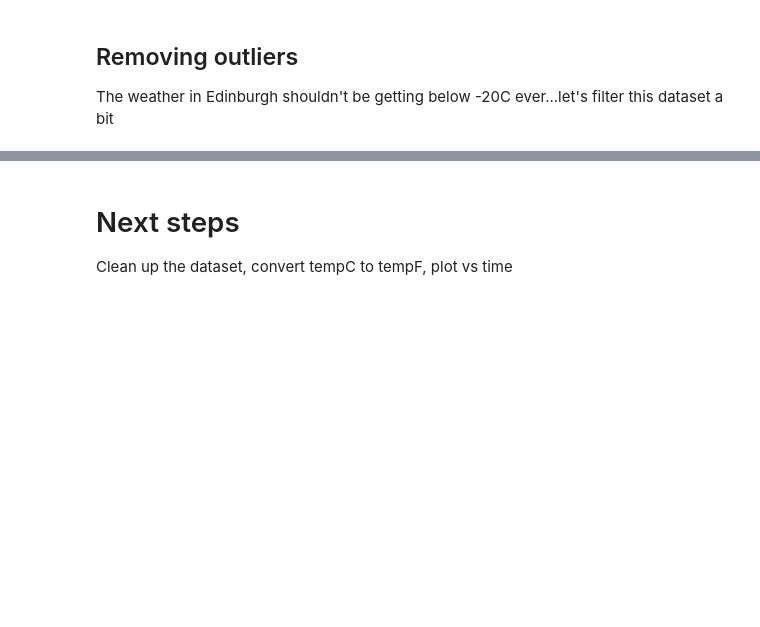
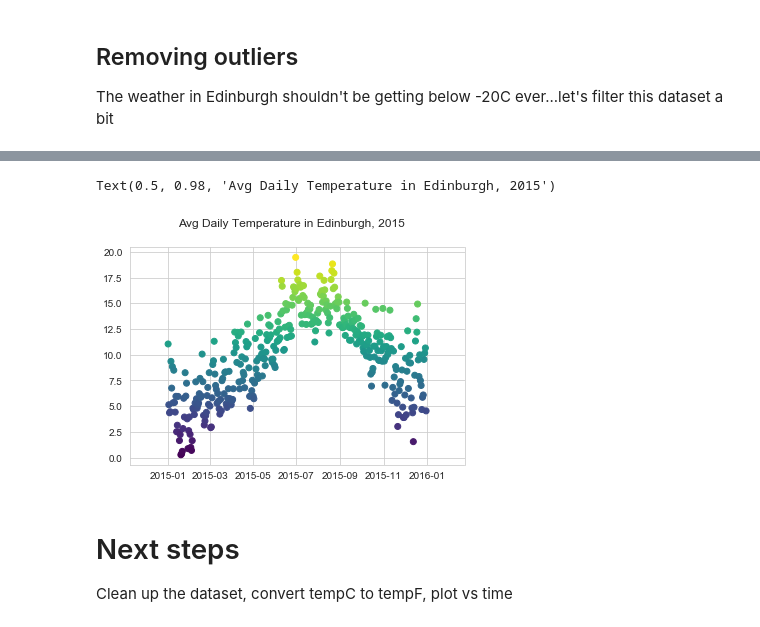
Before and after one commit to a-epstein/temp_converter, a Jupyter notebook: weather_analysis.ipynb, the cells around one changed output, grey strips where cells are left out. Saved outputs shown, nothing was run; the diff lists cells and outputs as text; code cells hidden in the pictures; blank space fills up the shorter version.

```diff
--- a/weather_analysis.ipynb
+++ b/weather_analysis.ipynb
@@ -72,0 +146,4 @@ The weather in Edinburgh shouldn't be getting below -20C ever...let's filter thi
+# %%
+# Exclude the 573 temperature measurements from my dataset
+edinburgh_minus_573 = edinburgh_raw.query('temp > -572').dropna(how='all')
+edinburgh_minus_573.describe()
@@ -72,0 +160,17 @@ The weather in Edinburgh shouldn't be getting below -20C ever...let's filter thi
+# %%
+# Let's try to clean it up, group it, and plot it now
+
+# Rename temp and date column and convert temp to float, and date to datetime64
+edinburgh_minus_573['temp'] = edinburgh_minus_573['TemperatureC'].astype(float)
+edinburgh_minus_573['date'] = pd.to_datetime(edinburgh_minus_573['DateUTC'])
+
+# Extract only date and temperature data
+edinburgh_minus_573 = edinburgh_minus_573.loc[:,['date', 'temp']]
+# Strip time from date column
+edinburgh_minus_573['date'] = edinburgh_minus_573['date'].apply(lambda edinburgh_minus_573 :
+datetime(year=edinburgh_minus_573.year, month=edinburgh_minus_573.month, day=edinburgh_minus_573.day))
+
+# Group by day, calculate mean of each day
+edi_group_cleaned = edinburgh_minus_573.groupby('date').agg({'temp': 'mean'}).reset_index()
+
+edi_group_cleaned.head()
@@ -73,3 +184,11 @@ The weather in Edinburgh shouldn't be getting below -20C ever...let's filter thi
+# %%
+# Plot the data
+sns.set_style('whitegrid')
+plt.scatter(x='date',y='temp',data=edi_group_cleaned,c='temp', cmap=cm.viridis)
+plt.suptitle('Avg Daily Temperature in Edinburgh, 2015')
+# %% [output]
+Text(0.5, 0.98, 'Avg Daily Temperature in Edinburgh, 2015')
+[figure, added]
 # %% [markdown]
 # Next steps
  Clean up the dataset, convert tempC to tempF, plot vs time
```
Also changed, not shown: parts of 12 cells of this notebook.
